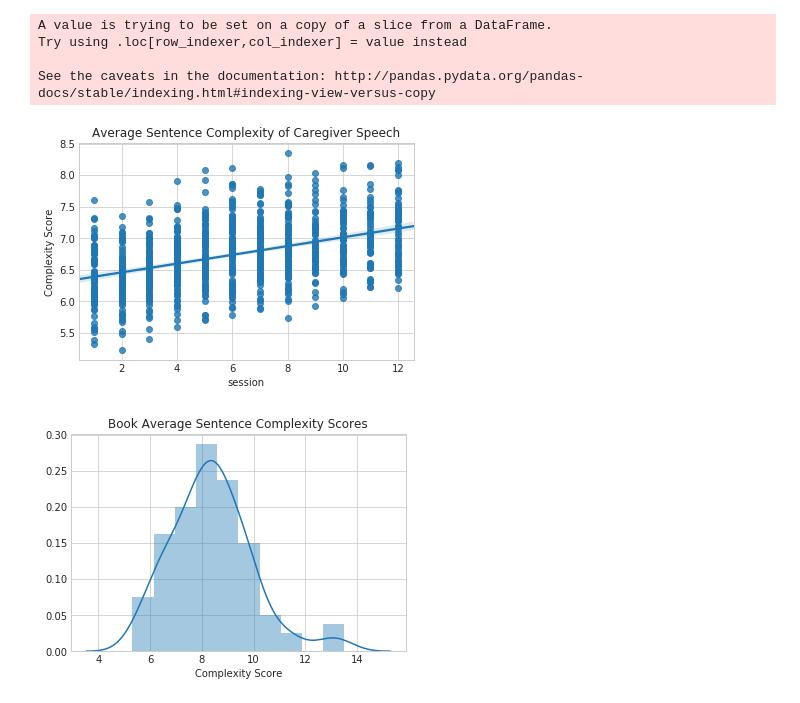
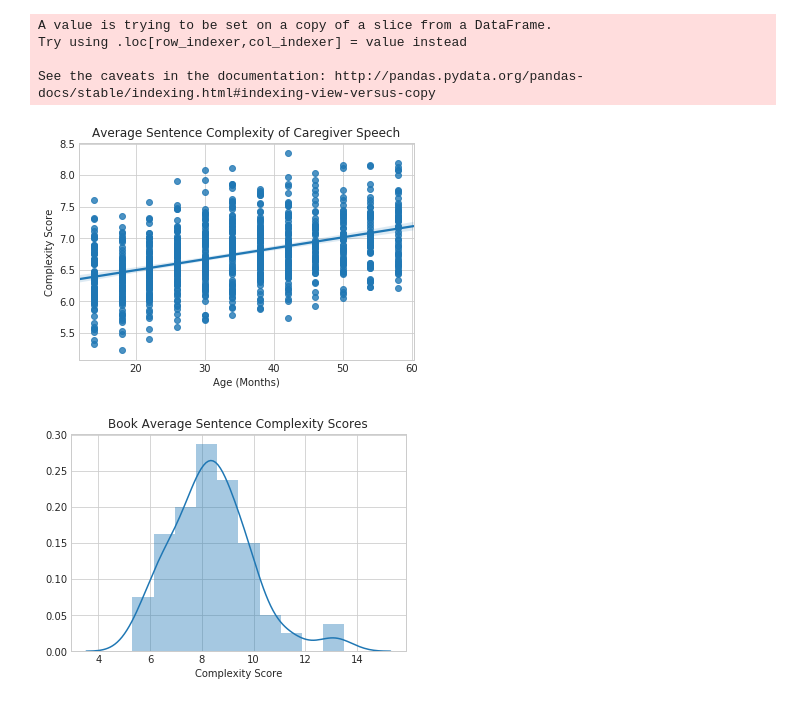
Before and after one commit to jgdenby/content-analysis-2018, a Jupyter notebook: ChildBookProject/FinalProj.ipynb, the cells around one changed output. Saved outputs shown, nothing was run; the diff lists cells and outputs as text; code cells hidden in the pictures.

```diff
--- a/ChildBookProject/FinalProj.ipynb
+++ b/ChildBookProject/FinalProj.ipynb
@@ -337,6 +336,7 @@ bookdf['word_count'] = bookdf.tokens.apply(lambda x: len(x))
 #p_chats['sd_sent_complex'] = p_chats['sent_complexities'].apply(lambda x: np.std(x))
 # %%
 p_complex_df = pd.read_csv('p_complexity_data.csv', index_col=0)
+p_complex_df['age'] = p_complex_df['session'].apply(lambda x: (x-1)*4+14)
 p_complex_df['book'] = False
 # %%
 p_complex_df.head()
@@ -350,7 +355,7 @@ p_complex_df.head()
 # %%
 book_complex_df = pd.read_csv('book_complexity_data.csv', index_col=0)
 book_complex_df['book'] = True
-book_complex_df['session'] = 'book'
+book_complex_df['age'] = 'book'
 book_complex_df.rename(columns={'sent_complexity':'sent_complexities','stdev_sent_complex':'sd_sent_complex'},inplace=True)
 # %%
 book_complex_df.head()
@@ -364,19 +369,20 @@ book_complex_df.head()
 # %%
-complex_df = p_complex_df.drop(columns=['subject']).append(book_complex_df.drop(columns=['author','title']))
+complex_df = p_complex_df.drop(columns=['subject', 'session']).append(book_complex_df.drop(columns=['author','title']))
 complex_df.reset_index(inplace=True, drop=True)
 # %%
-regplot_df = complex_df[complex_df['session']!='book']
-regplot_df['session'] = regplot_df['session'].apply(lambda x: int(x))
+regplot_df = complex_df[complex_df['age']!='book']
+regplot_df['age'] = regplot_df['age'].apply(lambda x: int(x))
 # %% [output]
 A value is trying to be set on a copy of a slice from a DataFrame.
 Try using .loc[row_indexer,col_indexer] = value instead
 
 See the caveats in the documentation: http://pandas.pydata.org/pandas-docs/stable/indexing.html#indexing-view-versus-copy
 # %%
-g = sns.regplot(x = 'session', y = 'avg_sent_complex', data = regplot_df)
+g = sns.regplot(x = 'age', y = 'avg_sent_complex', data = regplot_df)
 g.set_title('Average Sentence Complexity of Caregiver Speech');
+g.set_xlabel('Age (Months)');
 g.set_ylabel('Complexity Score');
 #plt.savefig('p_complex.png',bbox_inches='tight')
 # %% [output]
-[figure, old version]
+[figure, new version]
 # %%
```
Also changed, not shown: parts of 60 cells of this notebook, 7 other files.
